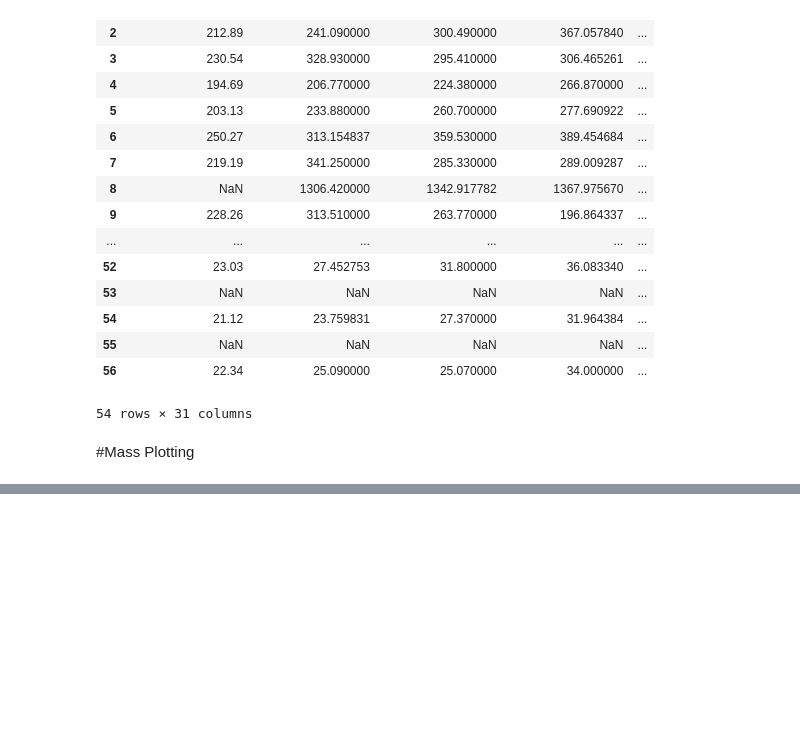
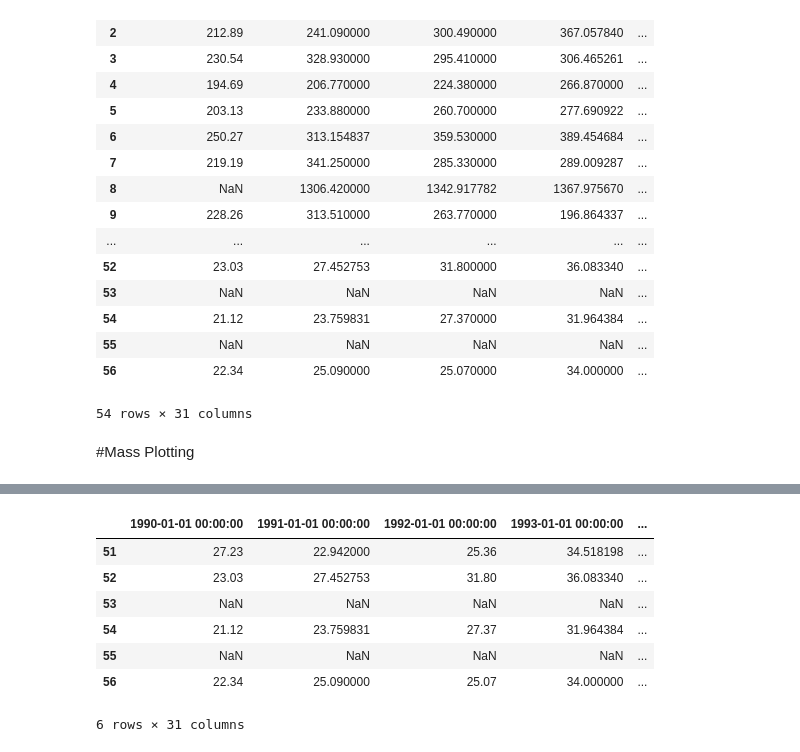
Before and after one commit to pranjalsrv/agriCult, a Jupyter notebook: data_exploration.ipynb, the cells around one changed output, grey strips where cells are left out. Cells and saved outputs as stored; diff of their text form; code cells hidden in the pictures; blank space fills up the shorter version.

```diff
--- a/data_exploration.ipynb
+++ b/data_exploration.ipynb
@@ -339,3 +341,14 @@ sugarcane = pred_df.loc[pred_df['Crop']=='Sugercane']
 ts_plotter(data=sugarcane,length=len(sugarcane.index),title="Sugarcane")
 # %% [output]
 [interactive output not drawn]
+# %%
+sugarcane
+# %% [output]
+|  | 1990-01-01 00:00:00 | 1991-01-01 00:00:00 | 1992-01-01 00:00:00 | 1993-01-01 00:00:00 | ... |
+| 51 | 27.23 | 22.942000 | 25.36 | 34.518198 | ... |
+| 52 | 23.03 | 27.452753 | 31.80 | 36.083340 | ... |
+| 53 | NaN | NaN | NaN | NaN | ... |
+| 54 | 21.12 | 23.759831 | 27.37 | 31.964384 | ... |
+| 55 | NaN | NaN | NaN | NaN | ... |
+| 56 | 22.34 | 25.090000 | 25.07 | 34.000000 | ... |
+6 rows × 31 columns
```
Also changed, not shown: parts of 3 cells of this notebook, 1 other file.
